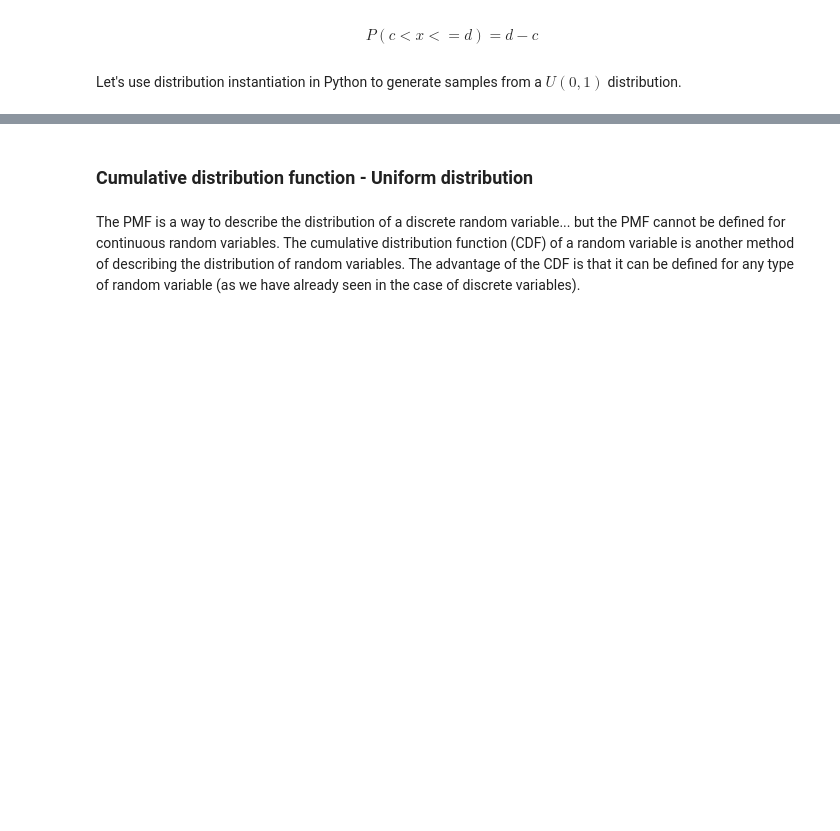
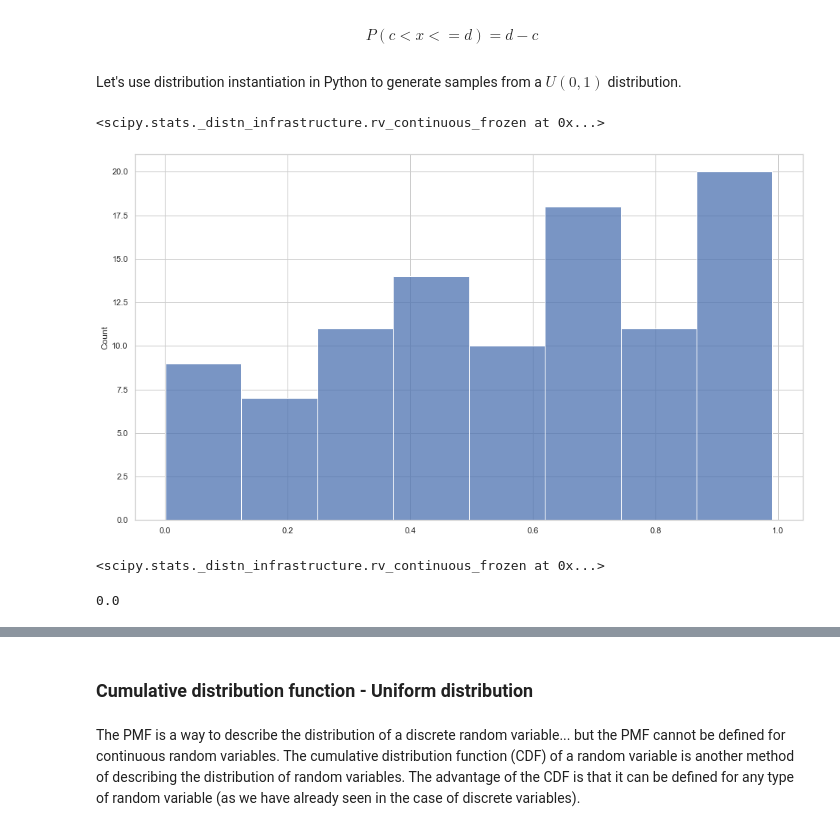
Before and after one commit to Ironhack-data-bcn-feb-2023/lectures, a Jupyter notebook: 30. Continuous distributions.ipynb, the cells around one changed output, grey strips where cells are left out. Cells and saved outputs as stored; diff of their text form; code cells hidden in the pictures; blank space fills up the shorter version.

```diff
--- a/30. Continuous distributions.ipynb
+++ b/30. Continuous distributions.ipynb
@@ -65,5 +120,22 @@ $$P(c < x <= d) = d-c$$
 Let's use distribution instantiation in Python to generate samples from a $U(0, 1)$ distribution.
 # %%
 from scipy.stats import uniform
+# %%
+my_uniform = uniform(0, 1) # NO es el límite superior
+# %%
+my_uniform
+# %% [output]
+<scipy.stats._distn_infrastructure.rv_continuous_frozen at 0x...>
 # %%
 import seaborn as sns
+# %%
+uni_rvs = my_uniform.rvs(100)
+#uni_rvs
+# %%
+sns.histplot(x=uni_rvs);
+# %% [output]
+[figure, added]
+# %%
+my_uniform
+# %% [output]
+<scipy.stats._distn_infrastructure.rv_continuous_frozen at 0x...>
@@ -69,0 +144,4 @@ import seaborn as sns
+# %%
+my_uniform.cdf(0.9)
+# %% [output]
+0.0
```
Also changed, not shown: parts of 23 cells of this notebook.
